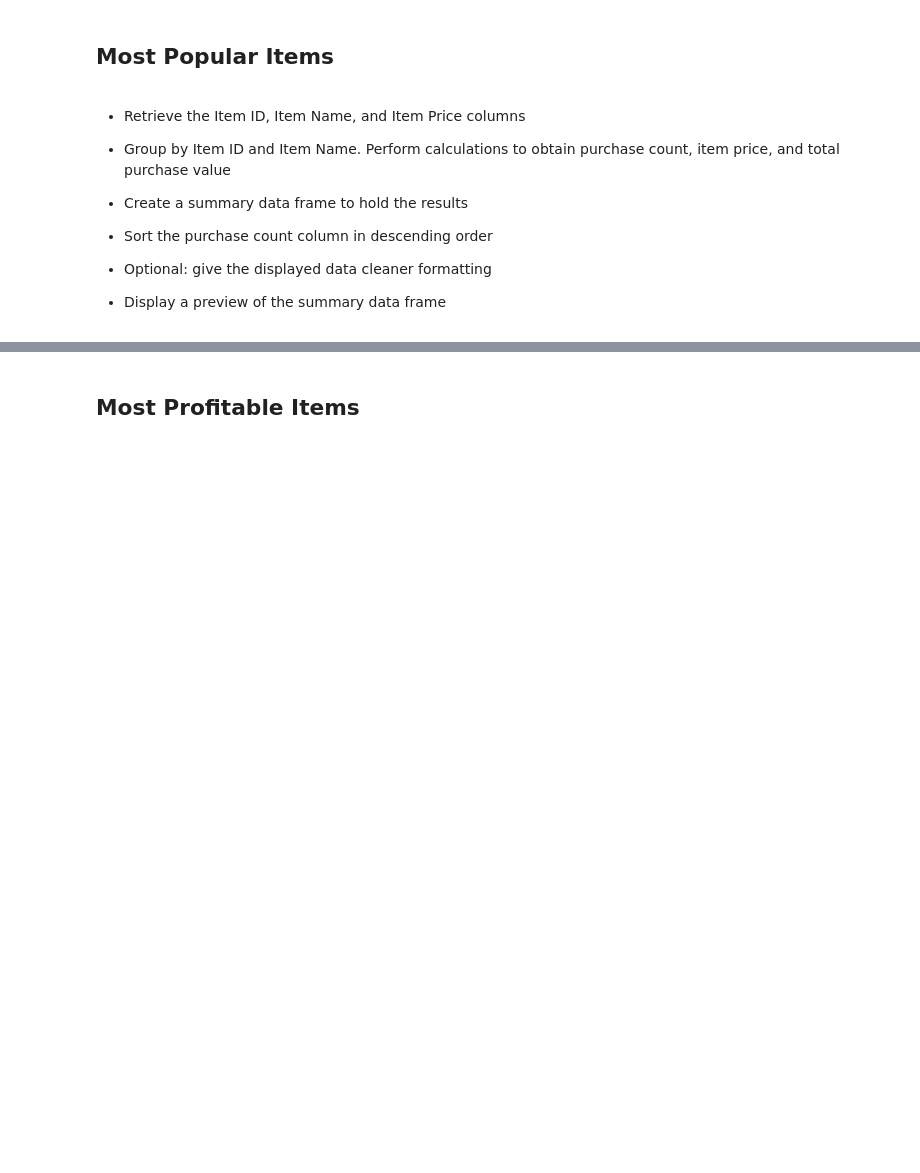
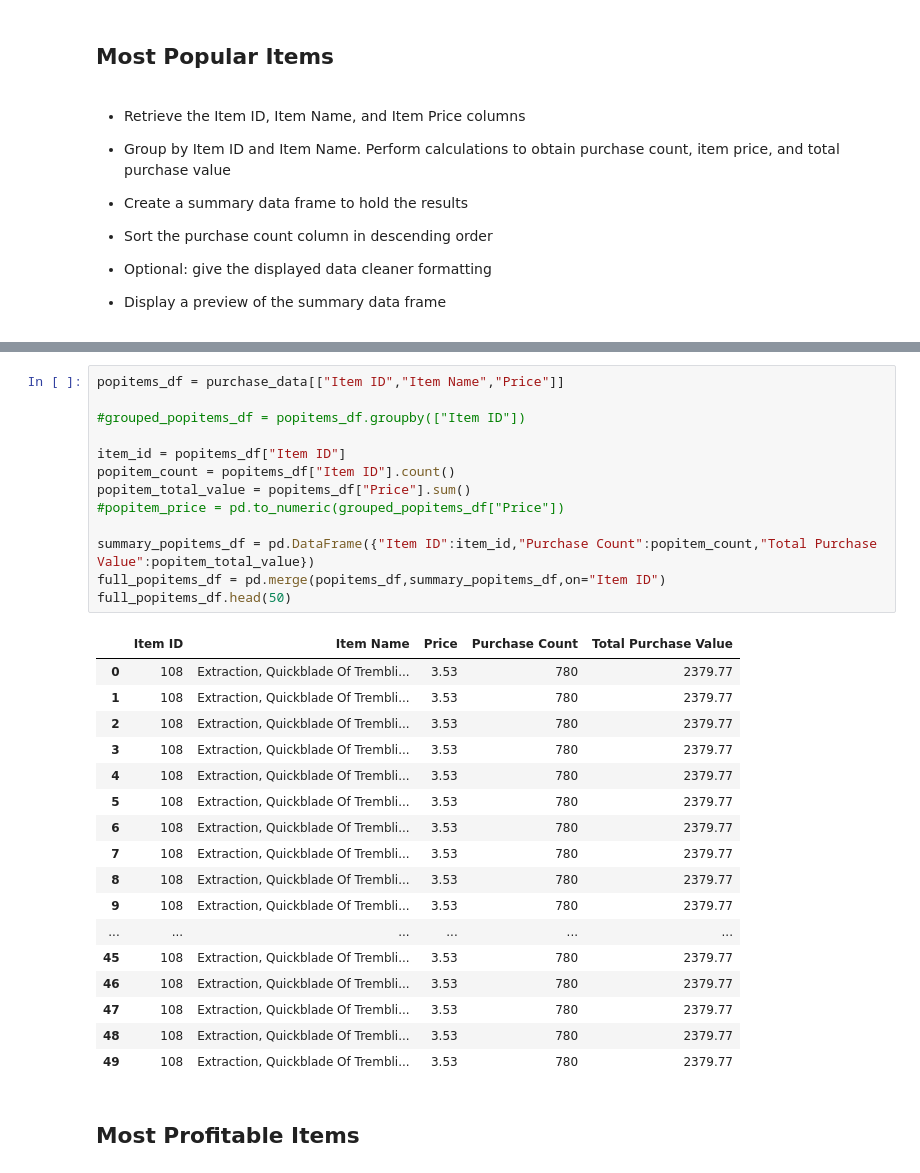
Before and after one commit to Lbrady1025/pandas-challenge, a Jupyter notebook: HeroesOfPymoli/HeroesOfPymoli_starter.ipynb, the cells around one changed output, grey strips where cells are left out. Cells and saved outputs as stored; diff of their text form; blank space fills up the shorter version.

Commit message:
begin popular items

```diff
--- a/HeroesOfPymoli/HeroesOfPymoli_starter.ipynb
+++ b/HeroesOfPymoli/HeroesOfPymoli_starter.ipynb
@@ -269,3 +260,34 @@ summary_ts_df.head(5)
+# %%
+popitems_df = purchase_data[["Item ID","Item Name","Price"]]
+
+#grouped_popitems_df = popitems_df.groupby(["Item ID"])
+
+item_id = popitems_df["Item ID"]
+popitem_count = popitems_df["Item ID"].count()
+popitem_total_value = popitems_df["Price"].sum()
+#popitem_price = pd.to_numeric(grouped_popitems_df["Price"])
+
+summary_popitems_df = pd.DataFrame({"Item ID":item_id,"Purchase Count":popitem_count,"Total Purchase Value":popitem_total_value})
+full_popitems_df = pd.merge(popitems_df,summary_popitems_df,on="Item ID")
+full_popitems_df.head(50)
+# %% [output]
+|  | Item ID | Item Name | Price | Purchase Count | Total Purchase Value |
+| 0 | 108 | Extraction, Quickblade Of Trembli... | 3.53 | 780 | 2379.77 |
+| 1 | 108 | Extraction, Quickblade Of Trembli... | 3.53 | 780 | 2379.77 |
+| 2 | 108 | Extraction, Quickblade Of Trembli... | 3.53 | 780 | 2379.77 |
+| 3 | 108 | Extraction, Quickblade Of Trembli... | 3.53 | 780 | 2379.77 |
+| 4 | 108 | Extraction, Quickblade Of Trembli... | 3.53 | 780 | 2379.77 |
+| 5 | 108 | Extraction, Quickblade Of Trembli... | 3.53 | 780 | 2379.77 |
+| 6 | 108 | Extraction, Quickblade Of Trembli... | 3.53 | 780 | 2379.77 |
+| 7 | 108 | Extraction, Quickblade Of Trembli... | 3.53 | 780 | 2379.77 |
+| 8 | 108 | Extraction, Quickblade Of Trembli... | 3.53 | 780 | 2379.77 |
+| 9 | 108 | Extraction, Quickblade Of Trembli... | 3.53 | 780 | 2379.77 |
+| ... | ... | ... | ... | ... | ... |
+| 45 | 108 | Extraction, Quickblade Of Trembli... | 3.53 | 780 | 2379.77 |
+| 46 | 108 | Extraction, Quickblade Of Trembli... | 3.53 | 780 | 2379.77 |
+| 47 | 108 | Extraction, Quickblade Of Trembli... | 3.53 | 780 | 2379.77 |
+| 48 | 108 | Extraction, Quickblade Of Trembli... | 3.53 | 780 | 2379.77 |
+| 49 | 108 | Extraction, Quickblade Of Trembli... | 3.53 | 780 | 2379.77 |
 # %% [markdown]
 ## Most Profitable Items
 # %% [markdown]
```
Also changed, not shown: parts of 1 cell of this notebook.
